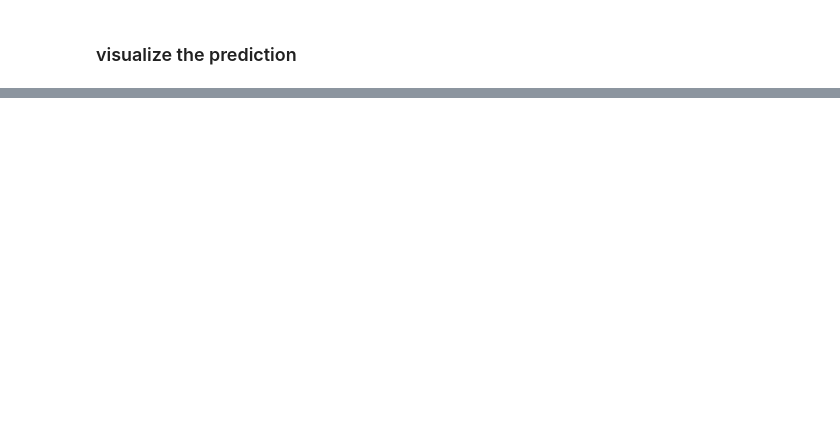
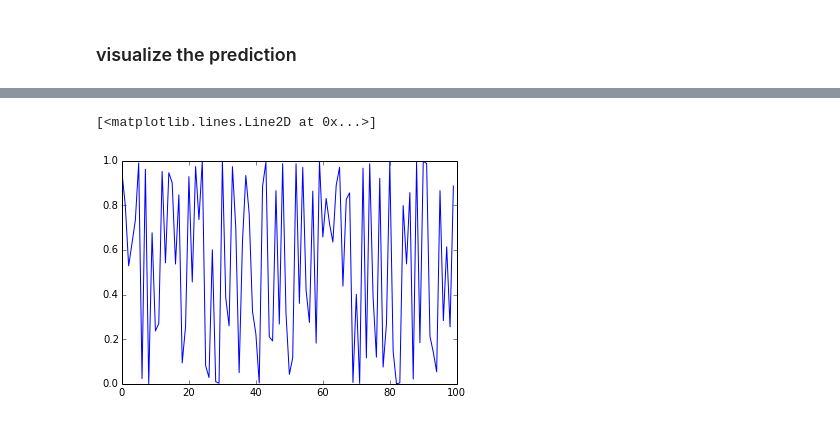
Before and after one commit to yuqirose/TensorRNN, a Jupyter notebook: experiments/plot/plot_time_series.ipynb, the cells around one changed output, grey strips where cells are left out. Saved outputs shown, nothing was run; the diff lists cells and outputs as text; code cells hidden in the pictures; blank space fills up the shorter version.

```diff
--- a/experiments/plot/plot_time_series.ipynb
+++ b/experiments/plot/plot_time_series.ipynb
@@ -40,0 +43,6 @@ for model in models:
+# %%
+y_true, y_pred =pred
+plt.plot(y_true[100:200,seq_id])
+# %% [output]
+[<matplotlib.lines.Line2D at 0x...>]
+[figure, added]
```
Also changed, not shown: parts of 2 cells of this notebook, 5 other files.
